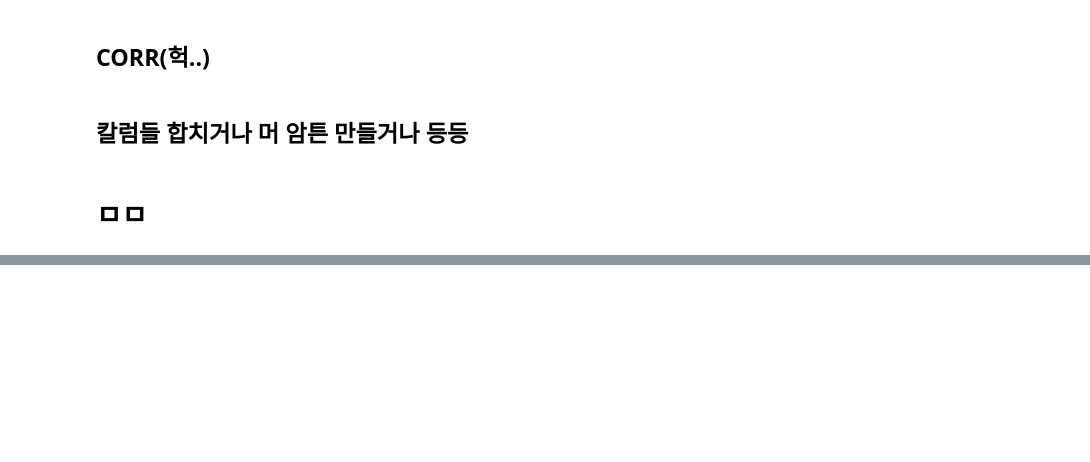
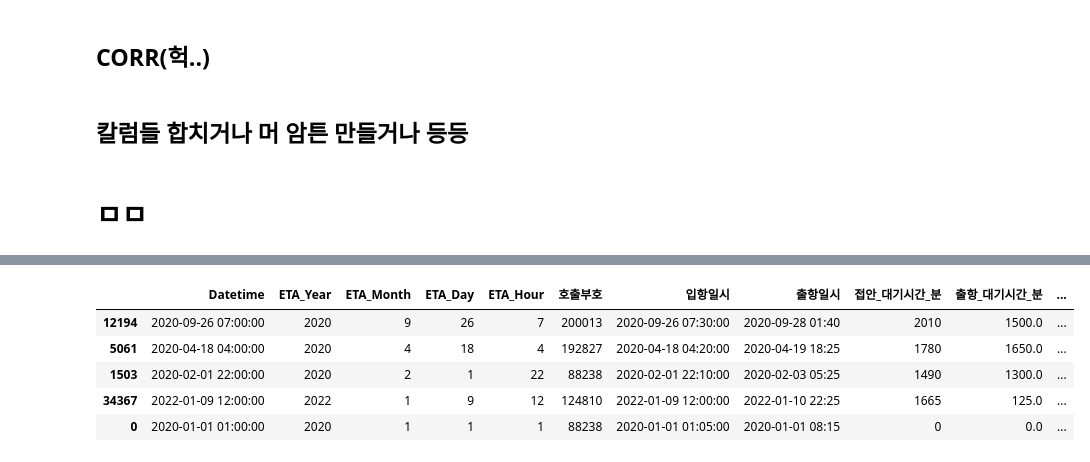
Before and after one commit to GyudongHan/Project_1, a Jupyter notebook: 프로젝트 3/Modeling.ipynb, the cells around one changed output, grey strips where cells are left out. Cells and saved outputs as stored; diff of their text form; code cells hidden in the pictures; blank space fills up the shorter version.

```diff
--- a/프로젝트 3/Modeling.ipynb
+++ b/프로젝트 3/Modeling.ipynb
@@ -460,0 +551,11 @@ plt.show()
+# %%
+sorted_AC = AC.sort_values(by='대기율', ascending=True)
+
+sorted_AC.head(5)
+# %% [output]
+|  | Datetime | ETA_Year | ETA_Month | ETA_Day | ETA_Hour | 호출부호 | 입항일시 | 출항일시 | 접안_대기시간_분 | 출항_대기시간_분 | ... |
+| 12194 | 2020-09-26 07:00:00 | 2020 | 9 | 26 | 7 | 200013 | 2020-09-26 07:30:00 | 2020-09-28 01:40 | 2010 | 1500.0 | ... |
+| 5061 | 2020-04-18 04:00:00 | 2020 | 4 | 18 | 4 | 192827 | 2020-04-18 04:20:00 | 2020-04-19 18:25 | 1780 | 1650.0 | ... |
+| 1503 | 2020-02-01 22:00:00 | 2020 | 2 | 1 | 22 | 88238 | 2020-02-01 22:10:00 | 2020-02-03 05:25 | 1490 | 1300.0 | ... |
+| 34367 | 2022-01-09 12:00:00 | 2022 | 1 | 9 | 12 | 124810 | 2022-01-09 12:00:00 | 2022-01-10 22:25 | 1665 | 125.0 | ... |
+| 0 | 2020-01-01 01:00:00 | 2020 | 1 | 1 | 1 | 88238 | 2020-01-01 01:05:00 | 2020-01-01 08:15 | 0 | 0.0 | ... |
```
Also changed, not shown: parts of 17 cells of this notebook, 1 other file.
